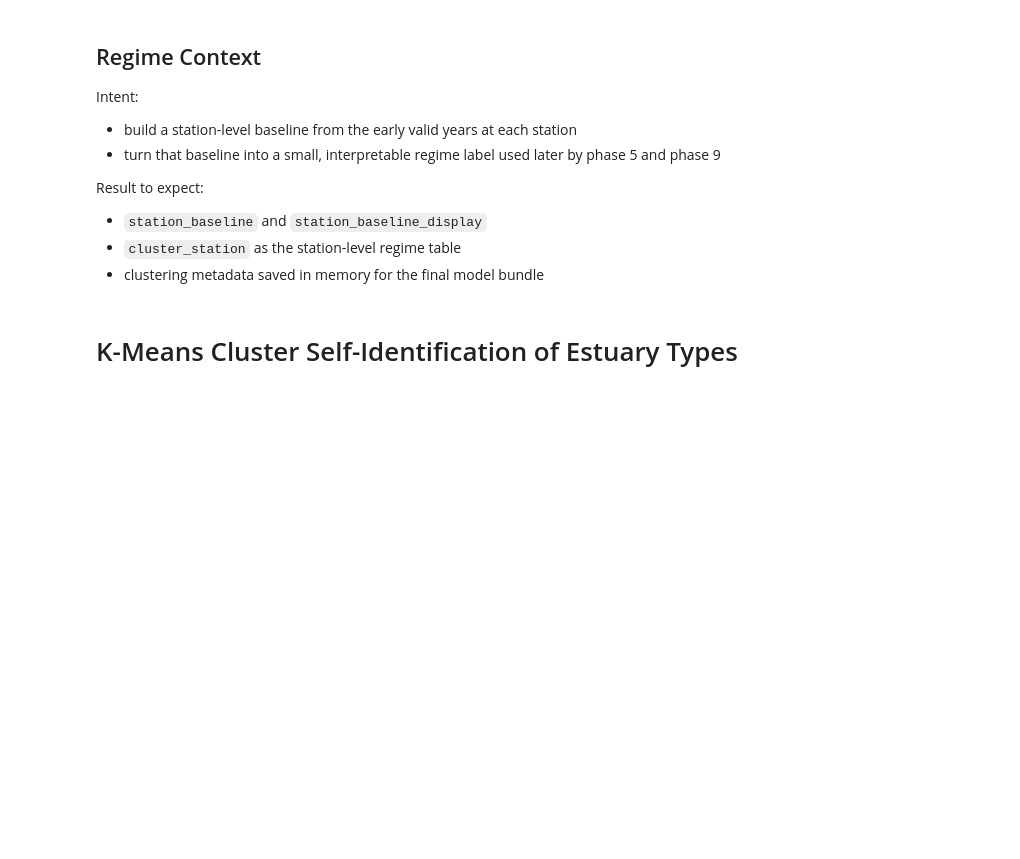
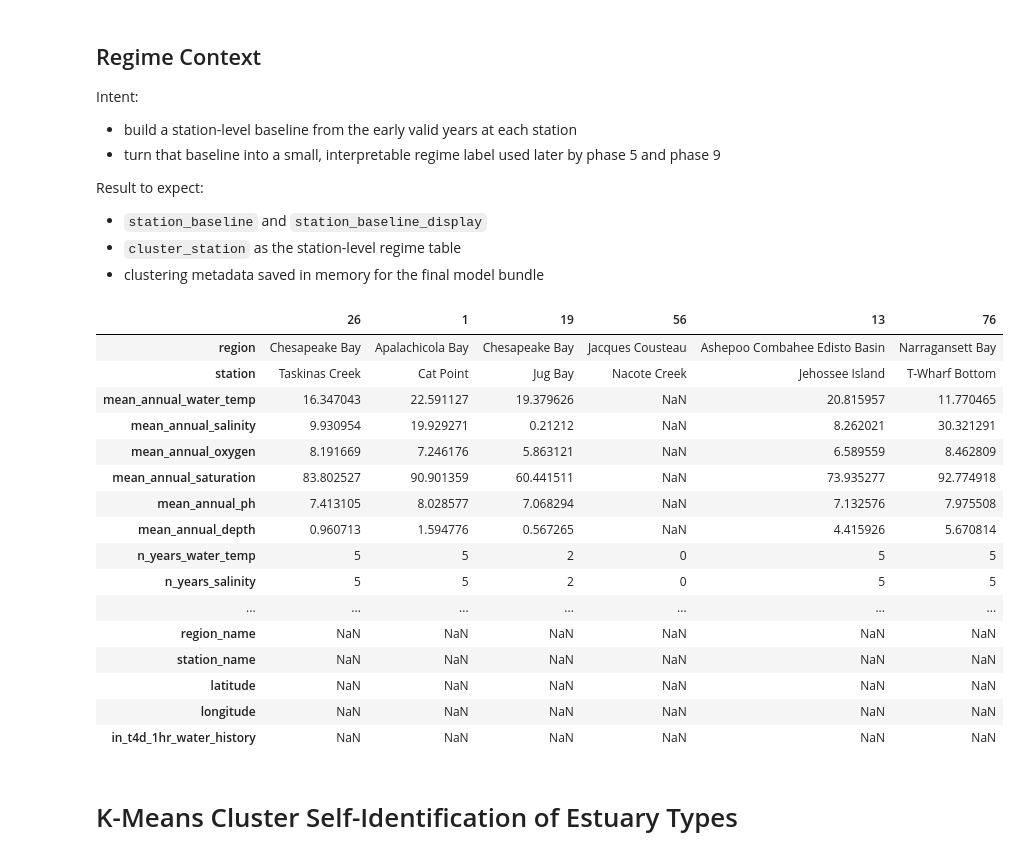
Before and after one commit to jeturcotte/estuaries, a Jupyter notebook: code/t4d.full.project.lite.ipynb, the cells around one changed output. Saved outputs shown, nothing was run; the diff lists cells and outputs as text; code cells hidden in the pictures; blank space fills up the shorter version.

```diff
--- a/code/t4d.full.project.lite.ipynb
+++ b/code/t4d.full.project.lite.ipynb
@@ -395,7 +413,7 @@ annual_means = (
 # %%
 # seasonal amplitudes from monthly climatology
 monthly = (
-    base
+    water_base
     .groupby( [ 'region', 'station', 'month' ], as_index = False )
     .agg(
         water_temp_mmean = ( 'water_temp', 'mean' ),
@@ -437,7 +455,7 @@ seasonal_signature = (
 # let's see if the recorders are variable depth per station, or predictable?
 # could be useless
 depth_stats = (
-    base
+    water_base
     .groupby( [ 'region', 'station' ], as_index = False )
     .agg(
         median_depth = ( 'depth', 'median' ), # meters, btw..
@@ -490,24 +508,42 @@ baseline = (
 #baseline.sample( 6 ).T
 # %%
 # placeholder flag in case we later add nearest-neighbor feature fallback
-baseline[ 'character_imputed' ] = False
-baseline_display = (
-    baseline
+water_baseline[ 'character_imputed' ] = False
+water_baseline_display = (
+    water_baseline
     .merge(
         station_lookup[ [ 'region', 'station', 'region_name', 'station_name', 'latitude', 'longitude' ] ],
         on = [ 'region', 'station' ],
         how = 'left',
     )
     .sort_values( [ 'region', 'station' ] )
     .reset_index( drop = True )
 )
 
 # and now, let's attach readable station labels once
-baseline_display = attach_station_context( baseline )
+water_baseline_display = attach_station_context( water_baseline )
 
 #print( f"stations with >=3 valid baseline years: { eligible_stations.shape[ 0 ] }" )
-#print( f"station baseline rows: { len( baseline ) }" )
-baseline_display.sample( 6 ).T
+#print( f"station baseline rows: { len( water_baseline ) }" )
+water_baseline_display.sample( 6 ).T
+# %% [output]
+|  | 26 | 1 | 19 | 56 | 13 | 76 |
+| region | Chesapeake Bay | Apalachicola Bay | Chesapeake Bay | Jacques Cousteau | Ashepoo Combahee Edisto Basin | Narragansett Bay |
+| station | Taskinas Creek | Cat Point | Jug Bay | Nacote Creek | Jehossee Island | T-Wharf Bottom |
+| mean_annual_water_temp | 16.347043 | 22.591127 | 19.379626 | NaN | 20.815957 | 11.770465 |
+| mean_annual_salinity | 9.930954 | 19.929271 | 0.21212 | NaN | 8.262021 | 30.321291 |
+| mean_annual_oxygen | 8.191669 | 7.246176 | 5.863121 | NaN | 6.589559 | 8.462809 |
+| mean_annual_saturation | 83.802527 | 90.901359 | 60.441511 | NaN | 73.935277 | 92.774918 |
+| mean_annual_ph | 7.413105 | 8.028577 | 7.068294 | NaN | 7.132576 | 7.975508 |
+| mean_annual_depth | 0.960713 | 1.594776 | 0.567265 | NaN | 4.415926 | 5.670814 |
+| n_years_water_temp | 5 | 5 | 2 | 0 | 5 | 5 |
+| n_years_salinity | 5 | 5 | 2 | 0 | 5 | 5 |
+| ... | ... | ... | ... | ... | ... | ... |
+| region_name | NaN | NaN | NaN | NaN | NaN | NaN |
+| station_name | NaN | NaN | NaN | NaN | NaN | NaN |
+| latitude | NaN | NaN | NaN | NaN | NaN | NaN |
+| longitude | NaN | NaN | NaN | NaN | NaN | NaN |
+| in_t4d_1hr_water_history | NaN | NaN | NaN | NaN | NaN | NaN |
 # %%
 # let's clean out temporary tables as they take up memory (and the data is big)
 #del( base ) # not sure yet
```
Also changed, not shown: parts of 27 cells of this notebook.
